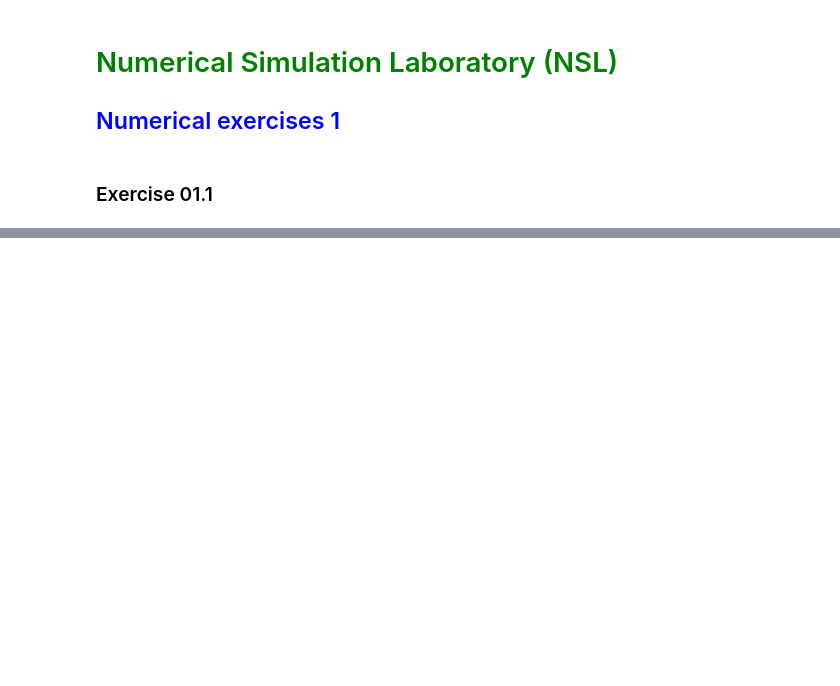
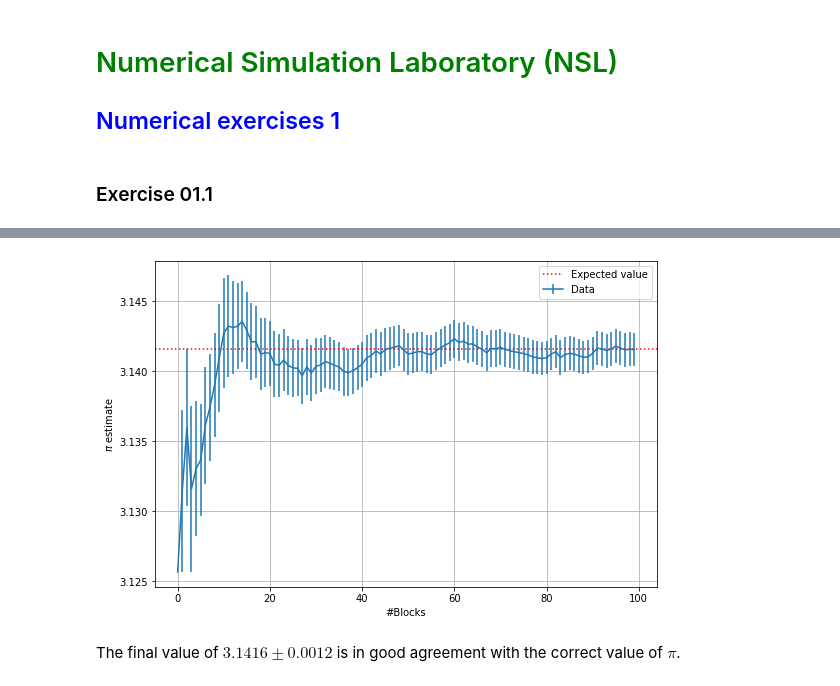
Before and after one commit to mattbona/numerical-simulation-laboratory, a Jupyter notebook: NSL-01/notebook/LSN_Exercises_01.ipynb, the cells around one changed output, grey strips where cells are left out. Drawn from its saved outputs; the diff is of its cells as text; code cells hidden in the pictures; blank space fills up the shorter version.

```diff
--- a/NSL-01/notebook/LSN_Exercises_01.ipynb
+++ b/NSL-01/notebook/LSN_Exercises_01.ipynb
@@ -97,0 +179,18 @@ $$\pi = \frac{2L}{Pd} = \lim_{N_{thr} \to \infty}\frac{2LN_{thr}}{N_{hit}d}$$
+# %%
+plt.figure(figsize = (9, 6))
+
+pi_estimate, std_err = np.loadtxt("../results/EX013.dat", delimiter = " ", unpack = True)
+x = np.arange(0,100)
+
+plt.ylabel('$\pi$ estimate')
+plt.xlabel('#Blocks')
+plt.grid(True)
+plt.axhline(y=np.pi, color='r', linestyle="dotted", label = "Expected value")
+plt.errorbar(x, pi_estimate, std_err, label = "Data")
+plt.legend()
+
+plt.show()
+# %% [output]
+[figure, added]
+# %% [markdown]
+The final value of $3.1416 ± 0.0012$ is in good agreement with the correct value of $\pi$.
```
Also changed, not shown: parts of 21 cells of this notebook, 12 other files.
